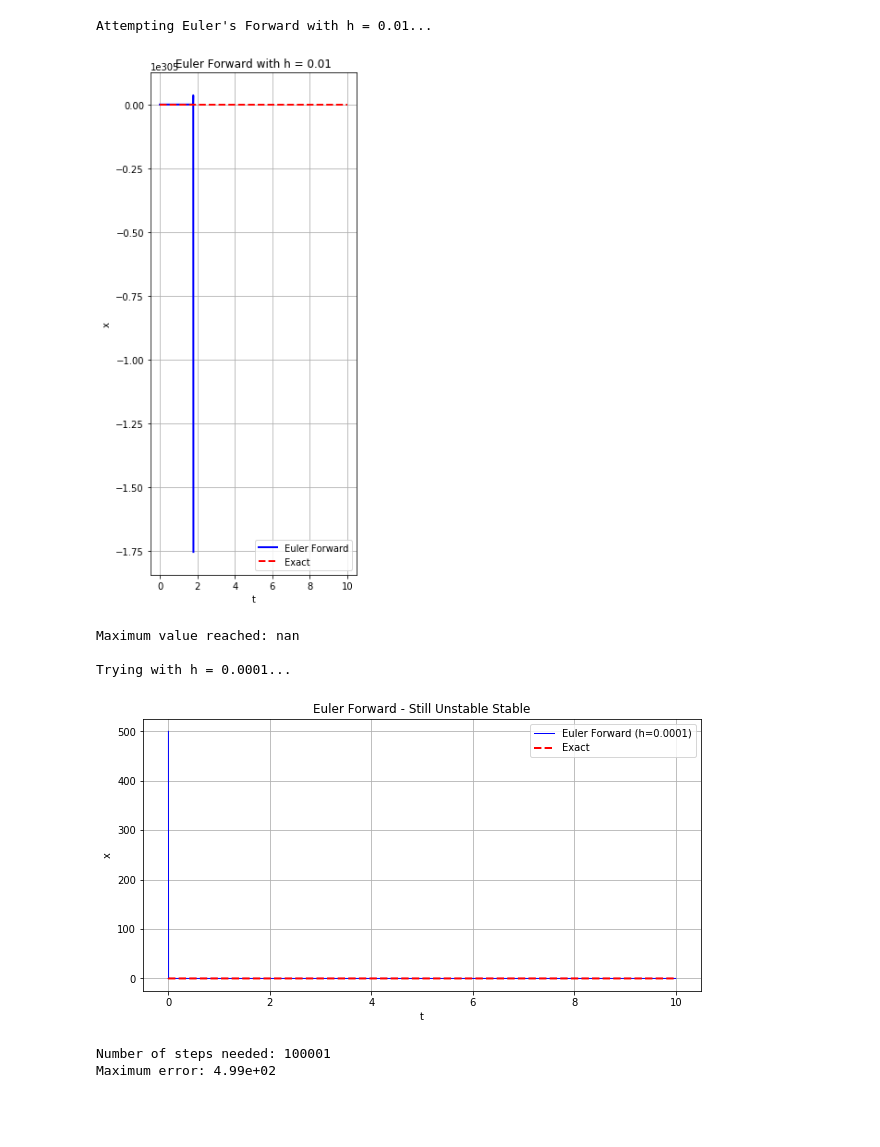
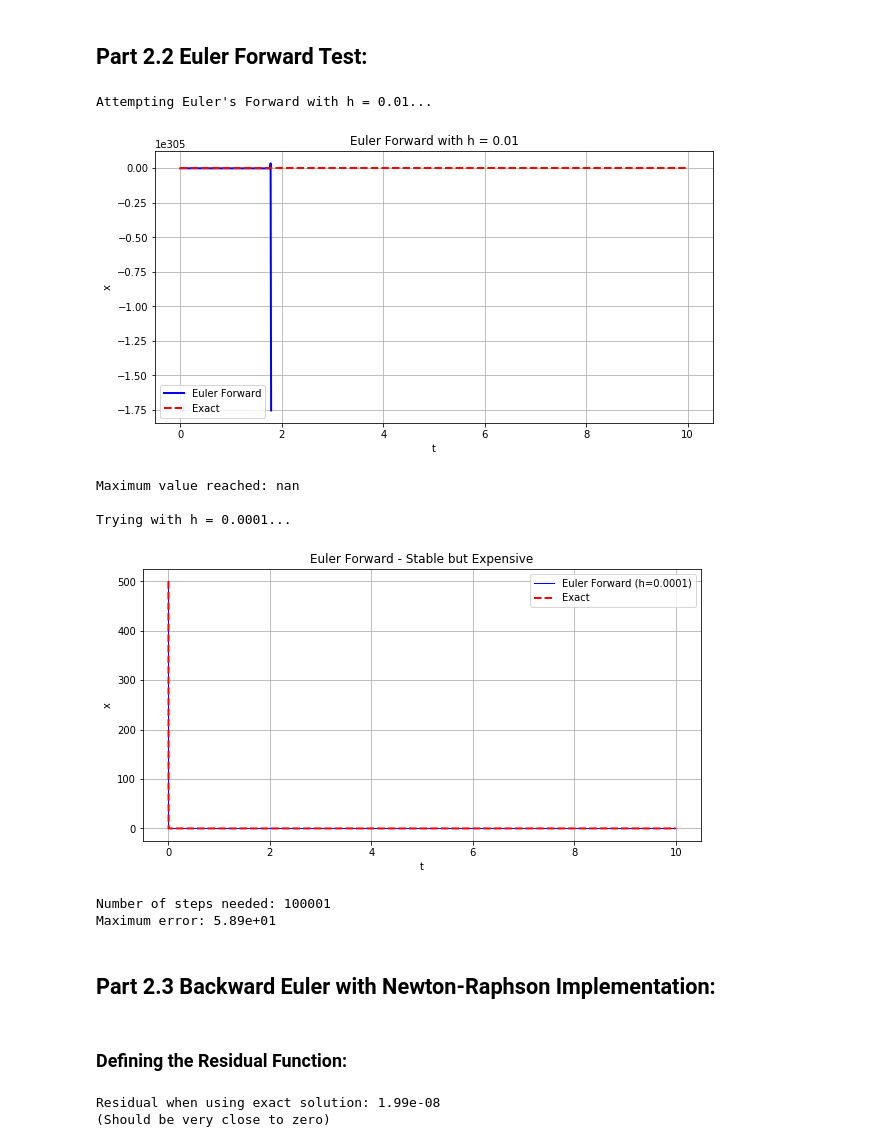
Before and after one commit to walttruelove29/coe311k, a Jupyter notebook: Final/Finalpt2.ipynb, the cells around one changed output. Cells and saved outputs as stored; diff of their text form; code cells hidden in the pictures; blank space fills up the shorter version.

Commit message:
Added backward euler w/ nr

```diff
--- a/Final/Finalpt2.ipynb
+++ b/Final/Finalpt2.ipynb
@@ -1,6 +1,8 @@
 # %%
 import numpy as np
 import matplotlib.pyplot as plt
+# %% [markdown]
+## Part 2.2 Euler Forward Test:
 # %%
 import numpy as np
 import matplotlib.pyplot as plt
@@ -13,7 +15,7 @@ def f(t, x):
     return -lam * x + 0.002 * np.sin(t)
 
 def x_exact(t):
-    return np.exp(-5000*t) + 4e-7 * np.sin(t)
+    return 500*np.exp(-5000*t) + 4e-7 * np.sin(t)
 # %%
 def euler_forward(f, x0, t0, t_final, h):
     """
@@ -50,43 +52,77 @@ try:
     t_forward, x_forward = euler_forward(f, x0, t0, t_final, h_forward)
 
     # Plot
-    plt.figure(figsize=(4, 10))
+    plt.figure(figsize=(10, 5))
     plt.plot(t_forward, x_forward, 'b-', label='Euler Forward', linewidth=2)
     plt.plot(t_forward, x_exact(t_forward), 'r--', label='Exact', linewidth=2)
     plt.xlabel('t')
     plt.ylabel('x')
     plt.title(f'Euler Forward with h = {h_forward}')
     plt.legend()
     plt.grid(True)
     plt.show()
 
     print(f"Maximum value reached: {np.max(np.abs(x_forward)):.2e}")
 except:
     print("Solution blew up!")
 # Try with MUCH smaller step size
 h_forward_stable = 0.0001
 
 print(f"\nTrying with h = {h_forward_stable}...")
 t_forward, x_forward = euler_forward(f, x0, t0, t_final, h_forward_stable)
 
 plt.figure(figsize=(10, 5))
 plt.plot(t_forward, x_forward, 'b-', label=f'Euler Forward (h={h_forward_stable})', linewidth=1)
 plt.plot(t_forward, x_exact(t_forward), 'r--', label='Exact', linewidth=2)
 plt.xlabel('t')
 plt.ylabel('x')
 plt.title('Euler Forward - Stable but Expensive')
 plt.legend()
 plt.grid(True)
 plt.show()
 
 print(f"Number of steps needed: {len(t_forward)}")
 print(f"Maximum error: {np.max(np.abs(x_forward - x_exact(t_forward))):.2e}")
 # %% [output]
 Attempting Euler's Forward with h = 0.01...
-[figure, old version]
+[figure, new version]
 Maximum value reached: nan
 
 Trying with h = 0.0001...
-[figure, old version]
+[figure, new version]
 Number of steps needed: 100001
-Maximum error: 4.99e+02
+Maximum error: 5.89e+01
+# %% [markdown]
+## Part 2.3 Backward Euler with Newton-Raphson Implementation:
+# %% [markdown]
+### Defining the Residual Function:
+# %%
+def residual(x_next, x_n, t_next, h):
+    """
+    Residual function for implicit Euler.
+
+    We want to solve: x_{n+1} = x_n + h * f(t_{n+1}, x_{n+1})
+
+    Rearrange: g(x_{n+1}) = x_{n+1} - x_n - h*f(t_{n+1}, x_{n+1}) = 0
+
+    Parameters:
+    - x_next: the unknown x_{n+1} we're solving for
+    - x_n: the known value at previous time step
+    - t_next: time t_{n+1}
+    - h: step size
+
+    Returns: residual g(x_{n+1})
+    """
+    return x_next - x_n - h * f(t_next, x_next)
+# Test the residual
+t_test = 1.0
+h_test = 0.1
+x_n_test = x_exact(t_test)
+x_next_test = x_exact(t_test + h_test)
+
+g_test = residual(x_next_test, x_n_test, t_test + h_test, h_test)
+print(f"Residual when using exact solution: {g_test:.2e}")
+print("(Should be very close to zero)")
+# %% [output]
+Residual when using exact solution: 1.99e-08
+(Should be very close to zero)
```
Also changed, not shown: parts of 4 cells of this notebook.
